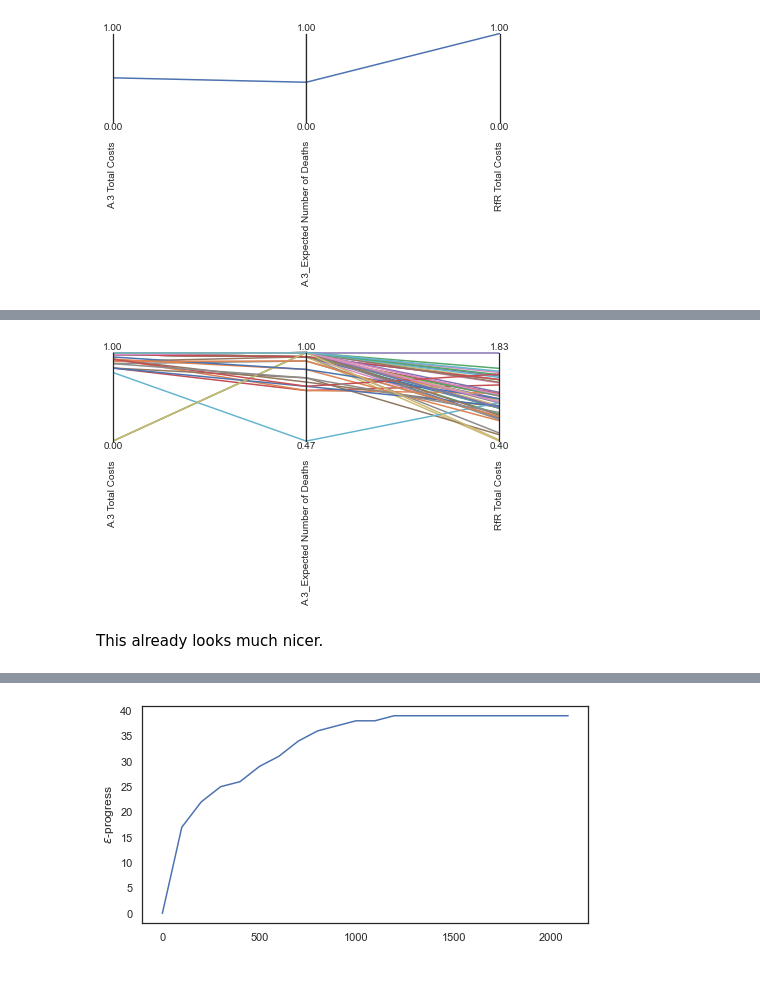
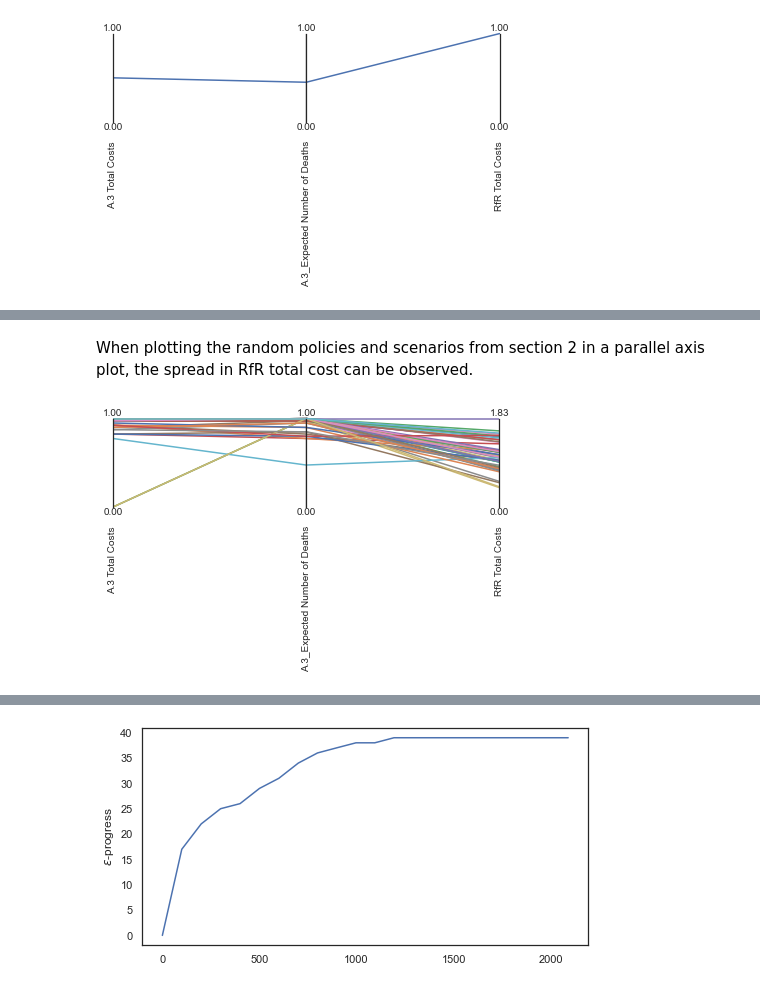
Before and after one commit to EwoutH/modelbased-g13, a Jupyter notebook: MORO robustness optimization.ipynb, the cells around one changed output, grey strips where cells are left out. Cells and saved outputs as stored; diff of their text form; code cells hidden in the pictures.

Commit message:
MORO: Document section 3

```diff
--- a/MORO robustness optimization.ipynb
+++ b/MORO robustness optimization.ipynb
@@ -350,34 +351,35 @@ def costs(data):
 A3_number_of_deaths = functools.partial(robustness, True, A3_deaths_per_year*years)
 A3_total_costs = functools.partial(robustness, True, max_A3_total_costs)
 RfR_total_costs = costs
+# %% [markdown]
+When plotting the random policies and scenarios from section 2 in a parallel axis plot, the spread in RfR total cost can be observed.
 # %%
 from ema_workbench.analysis import parcoords
 
 experiments, outcomes = results2
 
 funcs = {'A.3 Total Costs': A3_total_costs,
          'A.3_Expected Number of Deaths': A3_number_of_deaths,
          'RfR Total Costs': RfR_total_costs}
 
 total_scores = {}
 for policy in np.unique(experiments['policy']):
     scores = {}
     logical = experiments['policy'] == policy
 
     temp_outcomes = {k:v[logical] for k,v in outcomes.items() if k in robustness_funcs}
 
     for k, v in temp_outcomes.items():
         score = funcs[k](v)
         scores[k] = score
     total_scores[policy] = scores
 
 data = pd.DataFrame(total_scores).T.reset_index(drop=True)
 limits = parcoords.get_limits(data)
+limits.loc[0, :] = 0
 
 paraxes = parcoords.ParallelAxes(limits, fontsize=10)
 paraxes.plot(data)
 plt.show()
 # %% [output]
-[figure, old version]
+[figure, new version]
-# %% [markdown]
-This already looks much nicer.
```
Also changed, not shown: parts of 11 cells of this notebook.
